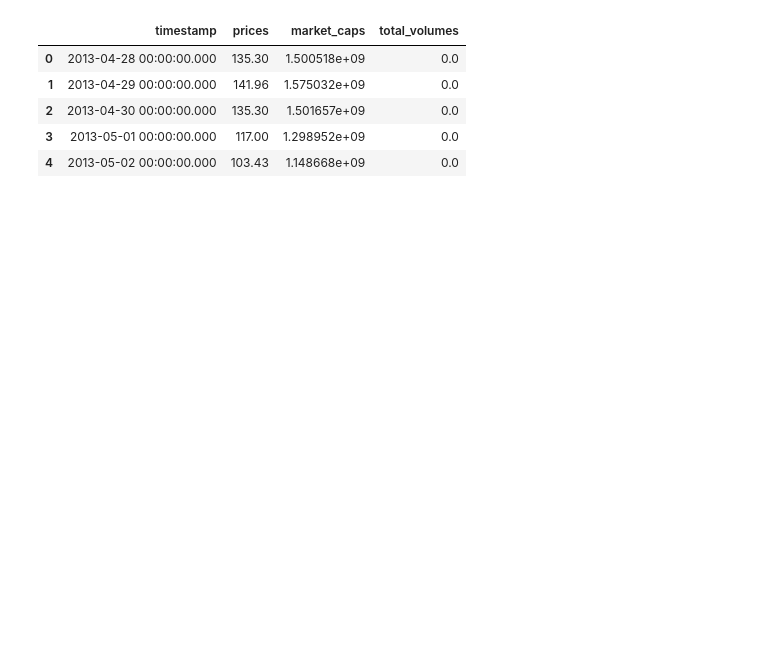
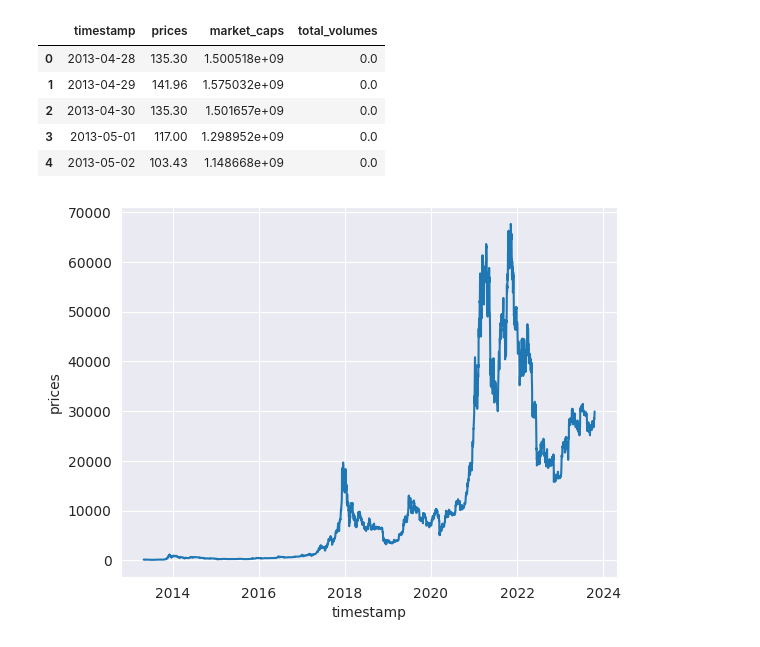
Before and after one commit to jeffhu1/cs229b_proj, a Jupyter notebook: garch.ipynb, the cells around one changed output. Drawn from its saved outputs; the diff is of its cells as text; code cells hidden in the pictures; blank space fills up the shorter version.

```diff
--- a/garch.ipynb
+++ b/garch.ipynb
@@ -10,13 +18,19 @@ from sklearn.metrics import mean_squared_error, mean_absolute_error
 # %%
 df = pd.read_csv("bitcoin.csv")
+df['timestamp'] = pd.to_datetime(df['timestamp']) # convert the timestamp strings into datetimes
 df.head()
 # %% [output]
 |  | timestamp | prices | market_caps | total_volumes |
-| 0 | 2013-04-28 00:00:00.000 | 135.30 | 1.500518e+09 | 0.0 |
-| 1 | 2013-04-29 00:00:00.000 | 141.96 | 1.575032e+09 | 0.0 |
-| 2 | 2013-04-30 00:00:00.000 | 135.30 | 1.501657e+09 | 0.0 |
-| 3 | 2013-05-01 00:00:00.000 | 117.00 | 1.298952e+09 | 0.0 |
-| 4 | 2013-05-02 00:00:00.000 | 103.43 | 1.148668e+09 | 0.0 |
+| 0 | 2013-04-28 | 135.30 | 1.500518e+09 | 0.0 |
+| 1 | 2013-04-29 | 141.96 | 1.575032e+09 | 0.0 |
+| 2 | 2013-04-30 | 135.30 | 1.501657e+09 | 0.0 |
+| 3 | 2013-05-01 | 117.00 | 1.298952e+09 | 0.0 |
+| 4 | 2013-05-02 | 103.43 | 1.148668e+09 | 0.0 |
+# %%
+with sns.axes_style("darkgrid"):
+    sns.lineplot(x=df['timestamp'], y=df['prices'])
+# %% [output]
+[figure, added]
 # %%
 # 100x logged returns
 df['log_returns'] = np.log(df['prices']) - np.log(df['prices']).shift(1)
```
Also changed, not shown: parts of 29 cells of this notebook, 5 other files.
